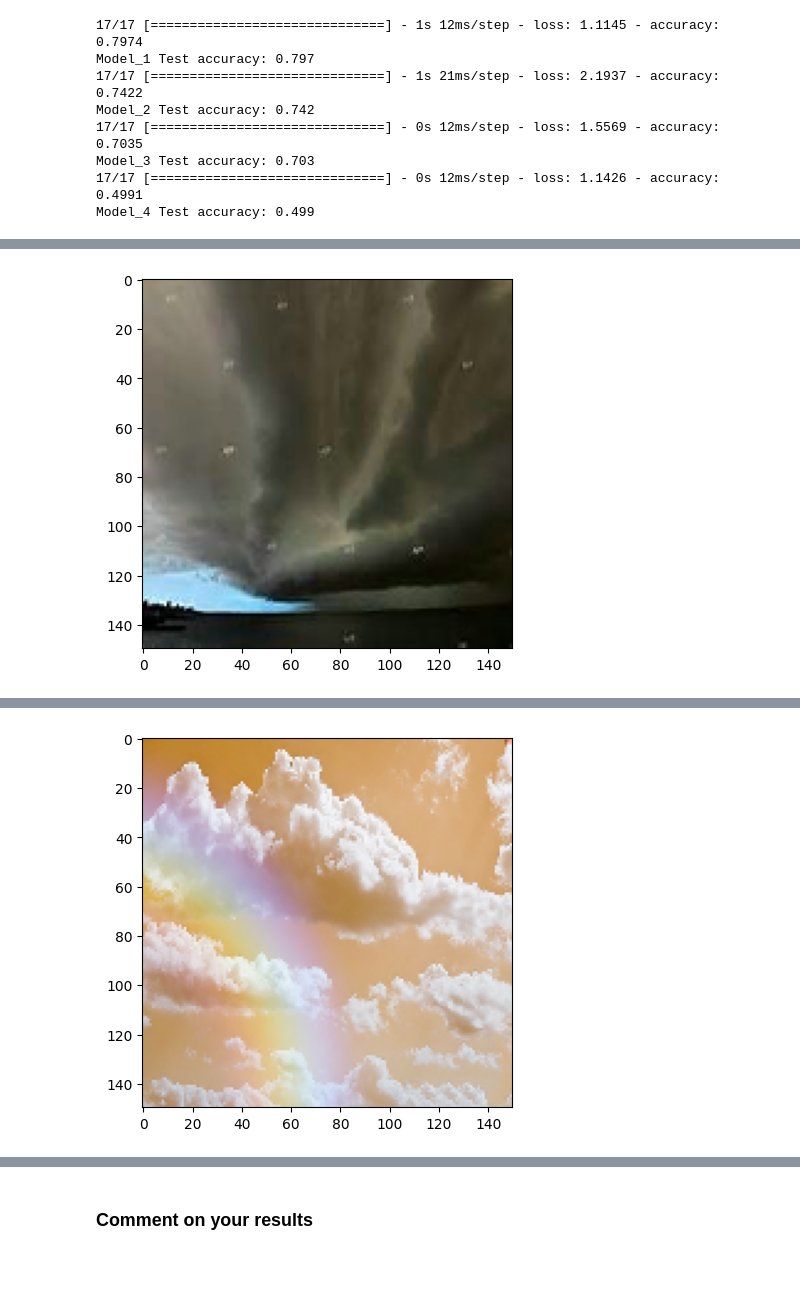
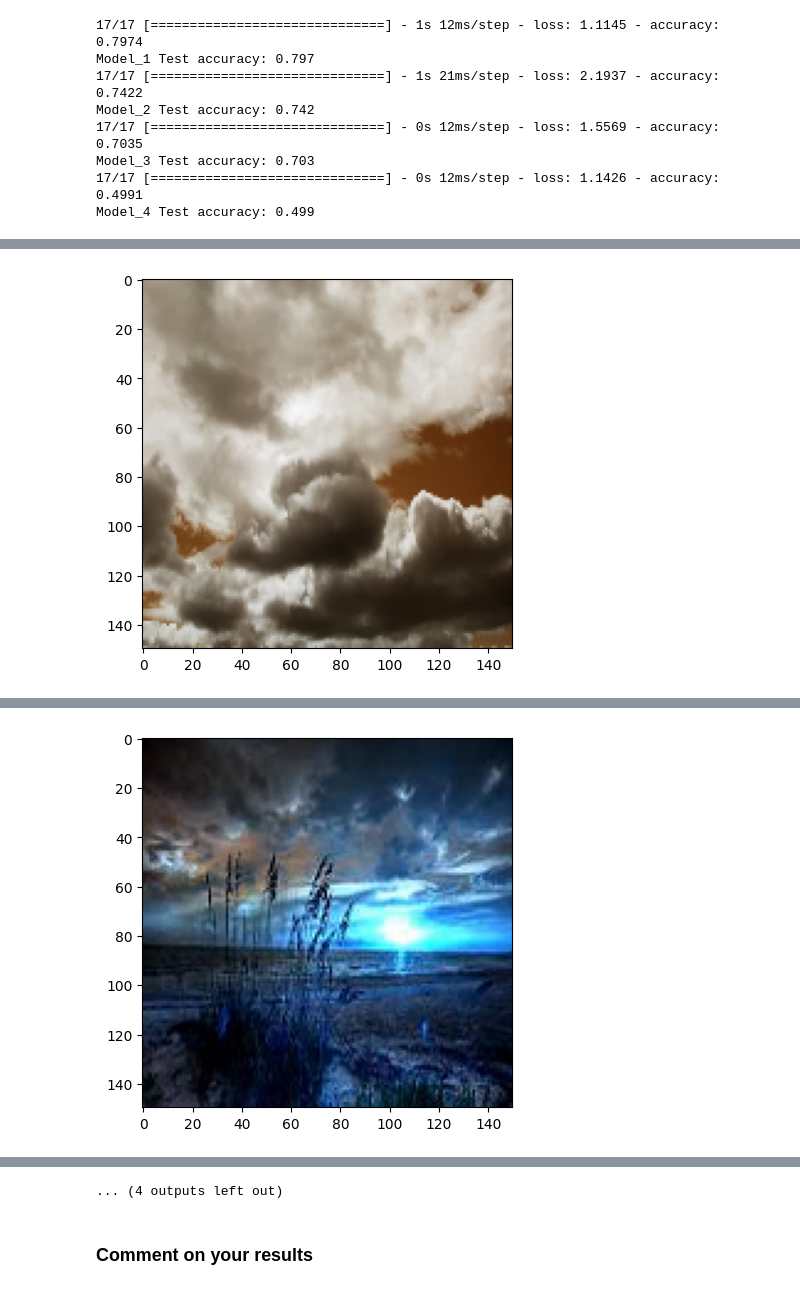
Before and after one commit to fuadh246/CIS-4526, a Jupyter notebook: HW3_CNN/ML_SP24_HW3.ipynb, the cells around one changed output, grey strips where cells are left out. Cells and saved outputs as stored; diff of their text form; code cells hidden in the pictures.

```diff
--- a/HW3_CNN/ML_SP24_HW3.ipynb
+++ b/HW3_CNN/ML_SP24_HW3.ipynb
@@ -486,7 +486,8 @@ def predict_one_image(idx):
   print(f"Predicted class: {Result[predicted_class]}")
 
 
-for i in range(1,5):
+random_img = [1,52,435,432,60,500,20,10]
+for i in random_img:
   predict_one_image(i)
 # %% [output]
 [figure]
@@ -498,4 +499,4 @@ Predicted class: cloudy
 Predicted class: sunrise
 Predicted class: shine
 Predicted class: sunrise
-[figure, old version]
+[figure, new version]
@@ -506,5 +507,5 @@ Predicted class: sunrise
 Predicted class: cloudy
 Predicted class: sunrise
 Predicted class: shine
 Predicted class: sunrise
-[figure, old version]
+[figure, new version]
@@ -528,3 +547,4 @@ Predicted class: sunrise
+... (4 outputs left out)
 # %% [markdown]
 ### Comment on your results
 # %% [markdown]
```
Also changed, not shown: parts of 1 cell of this notebook.
